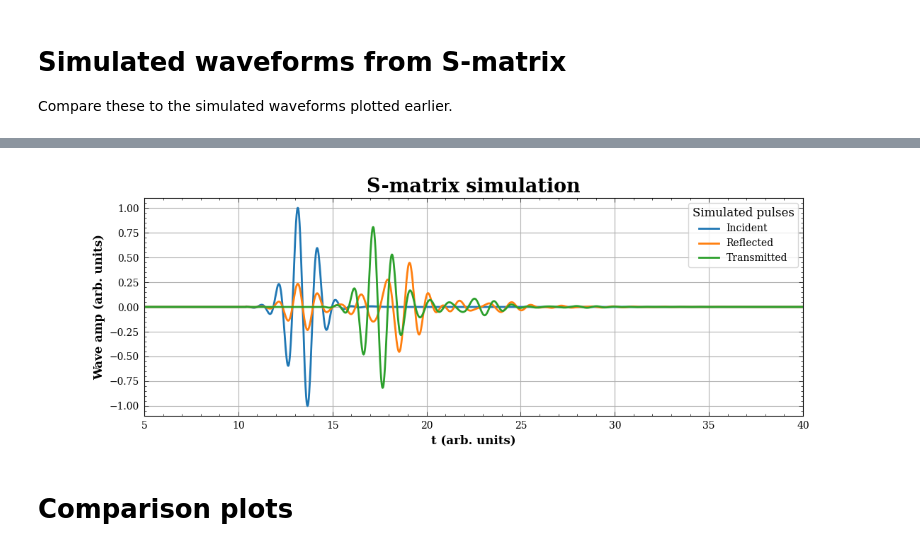
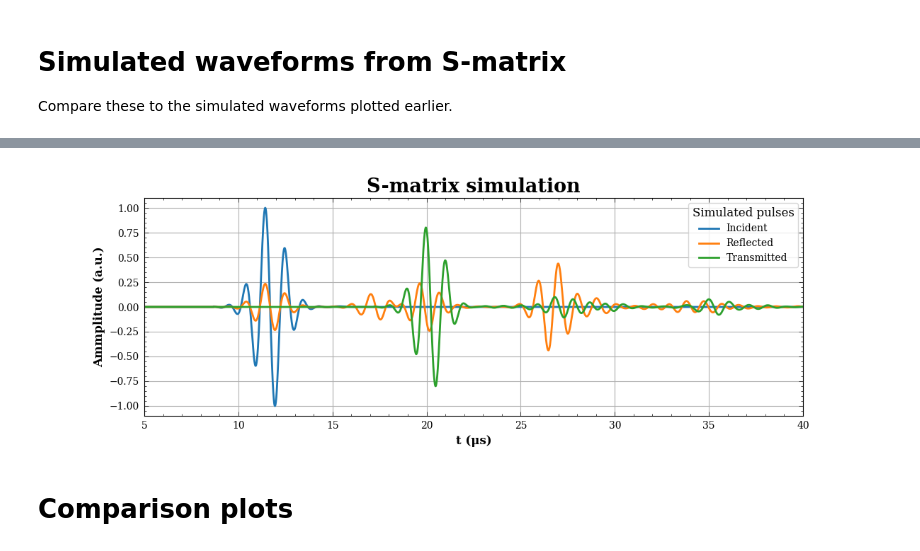
Before and after one commit to feasible-io/smaddali-utils, a Jupyter notebook: scattering/smatrix-jwave.ipynb, the cells around one changed output, grey strips where cells are left out. Cells and saved outputs as stored; diff of their text form; code cells hidden in the pictures.

```diff
--- a/scattering/smatrix-jwave.ipynb
+++ b/scattering/smatrix-jwave.ipynb
@@ -49,7 +49,7 @@ materials = [ 'oil', 'steel', 'roll', 'anode', 'electrolyte', 'cathode', 'core'
 speeds = [ 1440., 5500., 1041.865, (1.-soc)*1341. + soc*1443., 1497., (1.-soc)*1093. + soc*1136., 3410. ]
 densities = [ 870., 7850., 1933.949, (1.-soc)*1909. + soc*1994., 1000., (1.-soc)*4172. + soc*3848., 0.129 ]
 
-stack_thickness = 5.e-3
+stack_thickness = 10.e-3
 # stack_definition = [ 0, 2, 3, 2, 3, 2, 3, 0 ]
 # stack_definition = [ 0, 1, 0 ]
 # stack_definition = [ 0, 3, 2, 3, 2, 0 ]
@@ -510,13 +510,6 @@ with plt.style.context( '~/Templates/custom.mplstyle' ):
     plt.grid()
     plt.legend( title='Simulated pulses' )
     plt.title( 'S-matrix simulation' )
-    plt.xlabel( 't (arb. units)' )
-    plt.ylabel( 'Wave amp (arb. units)' )
-
-
-# Ert = energy[1]+energy[2]
-# error = np.abs( Ert-energy[0] )/energy[0]
-# logger.info( f'Energy conservation error: {error*100.:.7f}%' )
-
-# plt.show()
+    plt.xlabel( 't (μs)' )
+    plt.ylabel( 'Ammplitude (a.u.)' )
 # %% [output]
@@ -526,4 +519,4 @@ with plt.style.context( '~/Templates/custom.mplstyle' ):
-[figure, old version]
+[figure, new version]
 # %% [markdown]
 # Comparison plots
 # %%
```
Also changed, not shown: parts of 14 cells of this notebook, 3 other files.
